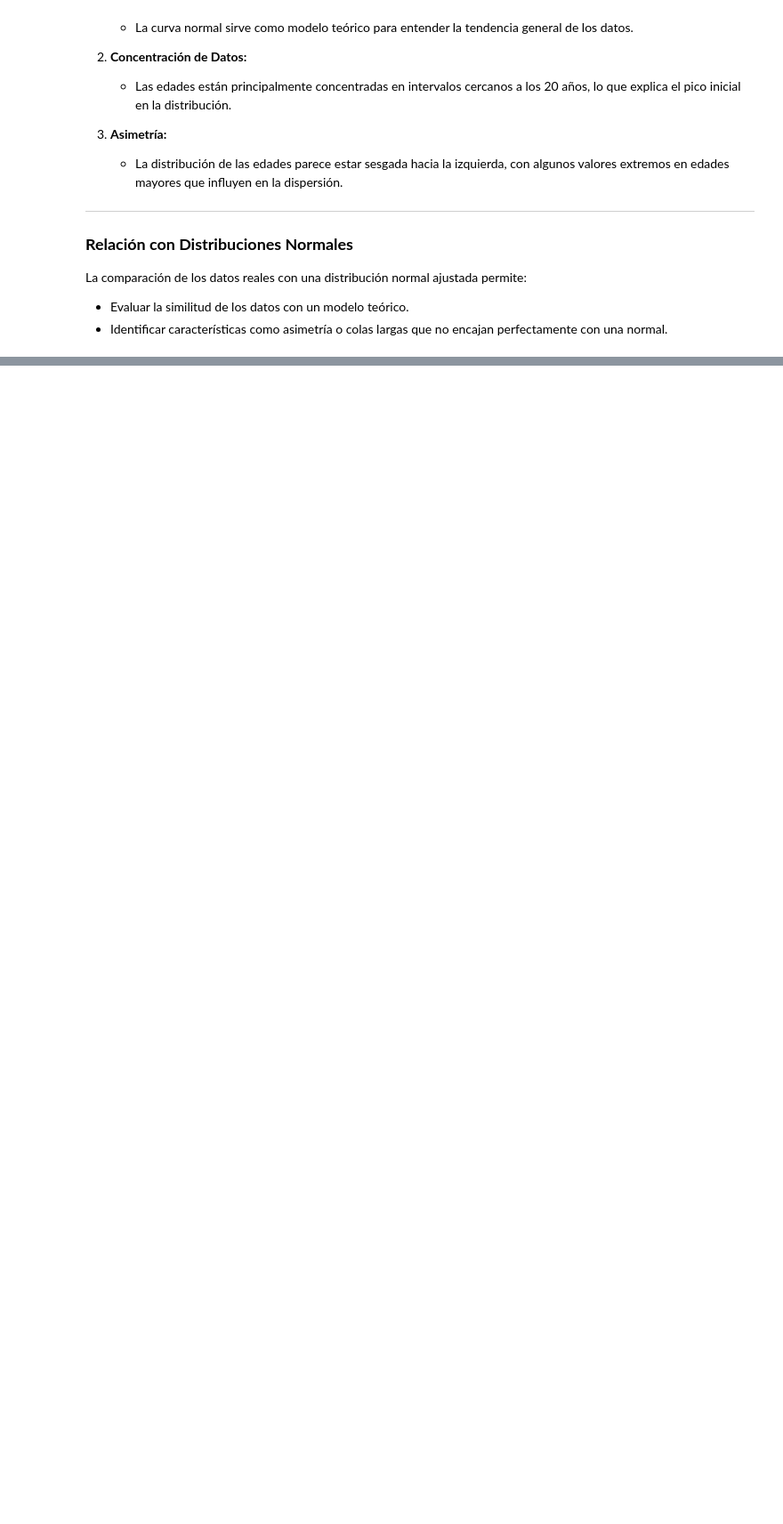
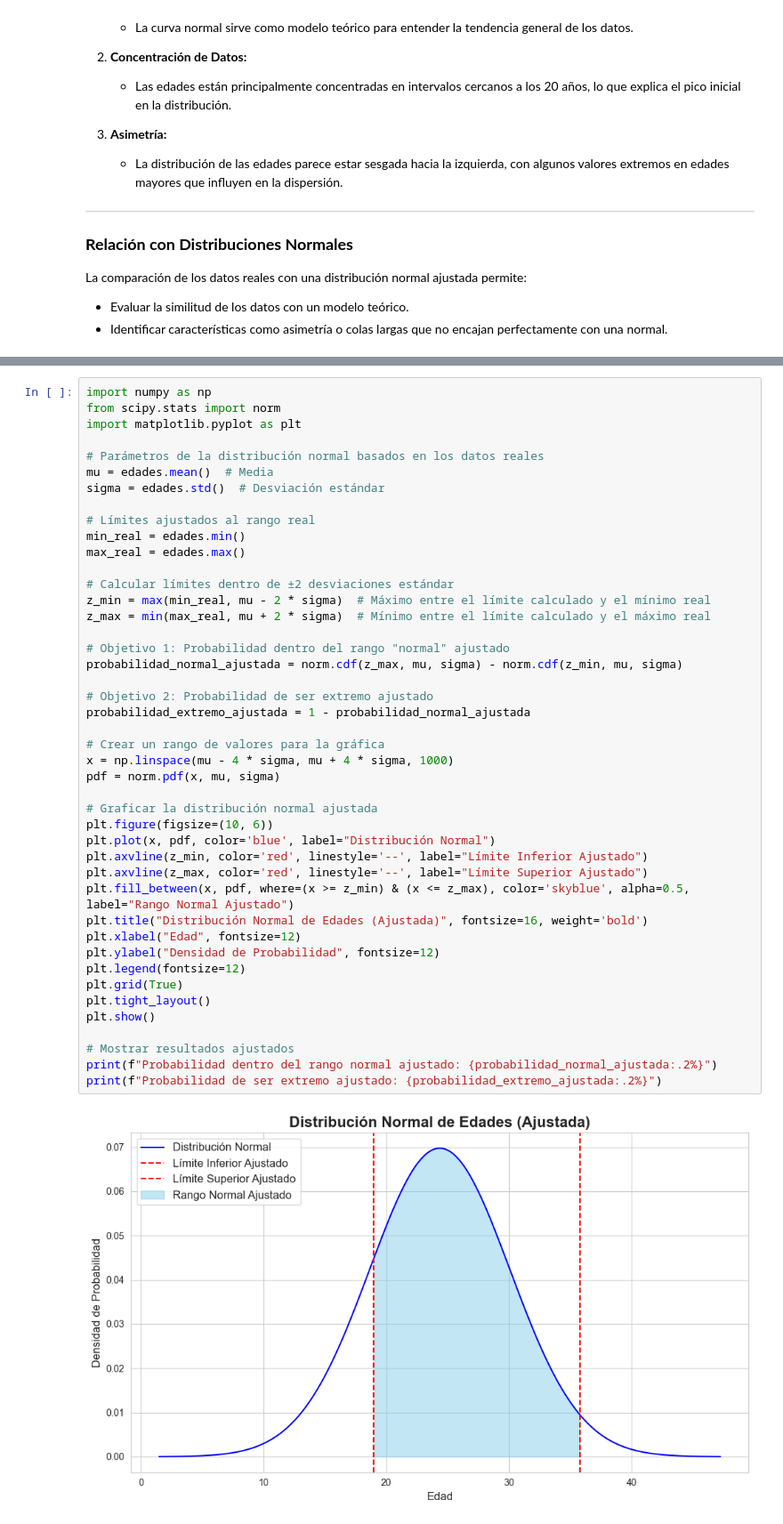
Before and after one commit to IrvinngB/Examen-Estadistica, a Jupyter notebook: Probabilidad.ipynb, the cells around one changed output, grey strips where cells are left out. Shown: that part at 89% size. Saved outputs shown, nothing was run; the diff lists cells and outputs as text; blank space fills up the shorter version.

```diff
--- a/Probabilidad.ipynb
+++ b/Probabilidad.ipynb
@@ -409,0 +395,46 @@ Donde \( F(30) \) es la probabilidad acumulada hasta 30 años.
+# %%
+import numpy as np
+from scipy.stats import norm
+import matplotlib.pyplot as plt
+
+# Parámetros de la distribución normal basados en los datos reales
+mu = edades.mean()  # Media
+sigma = edades.std()  # Desviación estándar
+
+# Límites ajustados al rango real
+min_real = edades.min()
+max_real = edades.max()
+
+# Calcular límites dentro de ±2 desviaciones estándar
+z_min = max(min_real, mu - 2 * sigma)  # Máximo entre el límite calculado y el mínimo real
+z_max = min(max_real, mu + 2 * sigma)  # Mínimo entre el límite calculado y el máximo real
+
+# Objetivo 1: Probabilidad dentro del rango "normal" ajustado
+probabilidad_normal_ajustada = norm.cdf(z_max, mu, sigma) - norm.cdf(z_min, mu, sigma)
+
+# Objetivo 2: Probabilidad de ser extremo ajustado
+probabilidad_extremo_ajustada = 1 - probabilidad_normal_ajustada
+
+# Crear un rango de valores para la gráfica
+x = np.linspace(mu - 4 * sigma, mu + 4 * sigma, 1000)
+pdf = norm.pdf(x, mu, sigma)
+
+# Graficar la distribución normal ajustada
+plt.figure(figsize=(10, 6))
+plt.plot(x, pdf, color='blue', label="Distribución Normal")
+plt.axvline(z_min, color='red', linestyle='--', label="Límite Inferior Ajustado")
+plt.axvline(z_max, color='red', linestyle='--', label="Límite Superior Ajustado")
+plt.fill_between(x, pdf, where=(x >= z_min) & (x <= z_max), color='skyblue', alpha=0.5, label="Rango Normal Ajustado")
+plt.title("Distribución Normal de Edades (Ajustada)", fontsize=16, weight='bold')
+plt.xlabel("Edad", fontsize=12)
+plt.ylabel("Densidad de Probabilidad", fontsize=12)
+plt.legend(fontsize=12)
+plt.grid(True)
+plt.tight_layout()
+plt.show()
+
+# Mostrar resultados ajustados
+print(f"Probabilidad dentro del rango normal ajustado: {probabilidad_normal_ajustada:.2%}")
+print(f"Probabilidad de ser extremo ajustado: {probabilidad_extremo_ajustada:.2%}")
+# %% [output]
+[figure, added]
```
Also changed, not shown: parts of 6 cells of this notebook, 1 other file.
